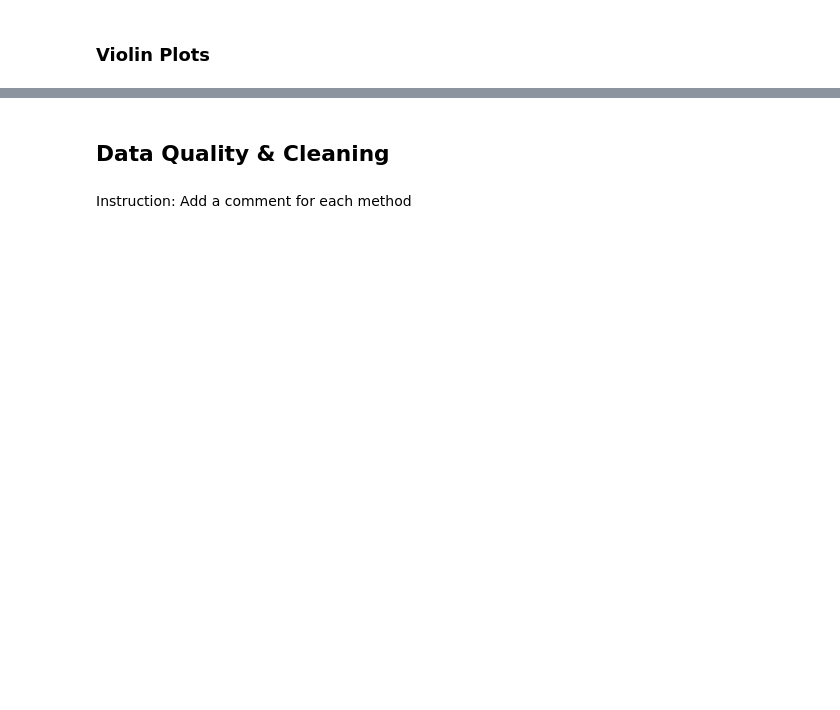
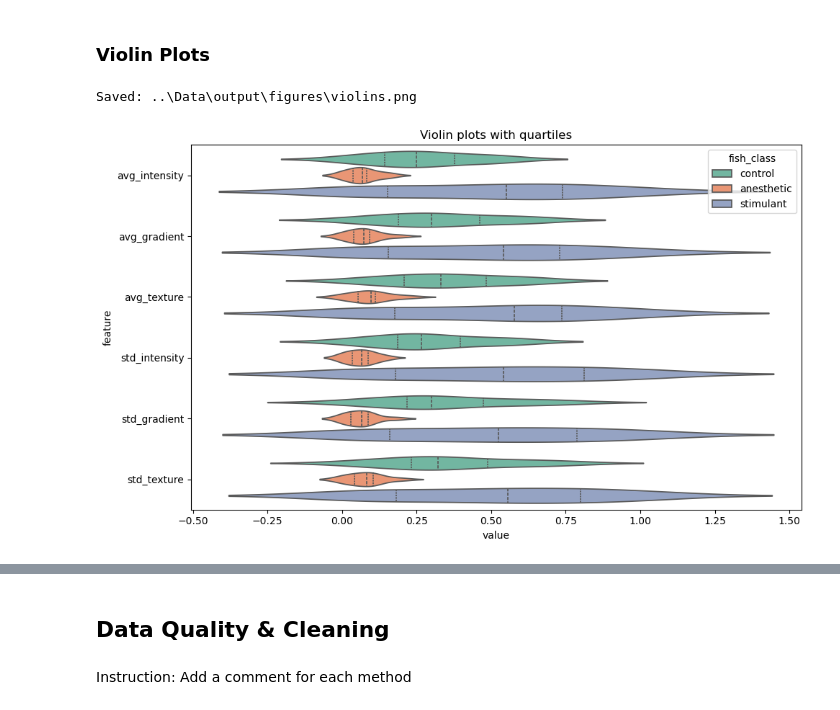
Before and after one commit to arlemoine/CMPS451_Project, a Jupyter notebook: Notebooks/alameen.ipynb, the cells around one changed output, grey strips where cells are left out. Drawn from its saved outputs; the diff is of its cells as text; code cells hidden in the pictures; blank space fills up the shorter version.

```diff
--- a/Notebooks/alameen.ipynb
+++ b/Notebooks/alameen.ipynb
@@ -231,2 +510,7 @@ dtype: object
 # %% [markdown]
 ### Violin Plots
+# %%
+plot_violinplots(df_norm, feature_cols, output_figures_dir, class_column="fish_class")
+# %% [output]
+Saved: ..\Data\output\figures\violins.png
+[figure, added]
```
Also changed, not shown: parts of 37 cells of this notebook, 11 other files.
